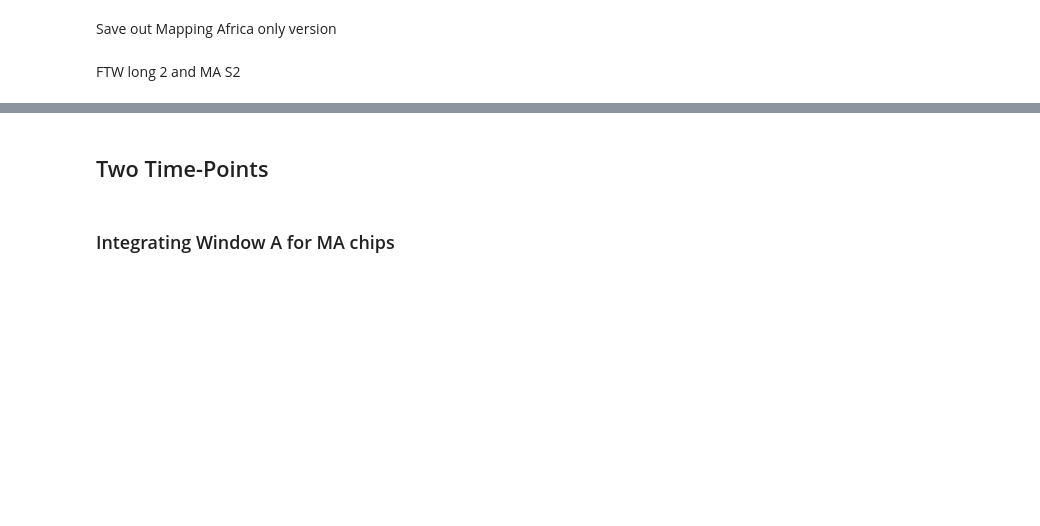
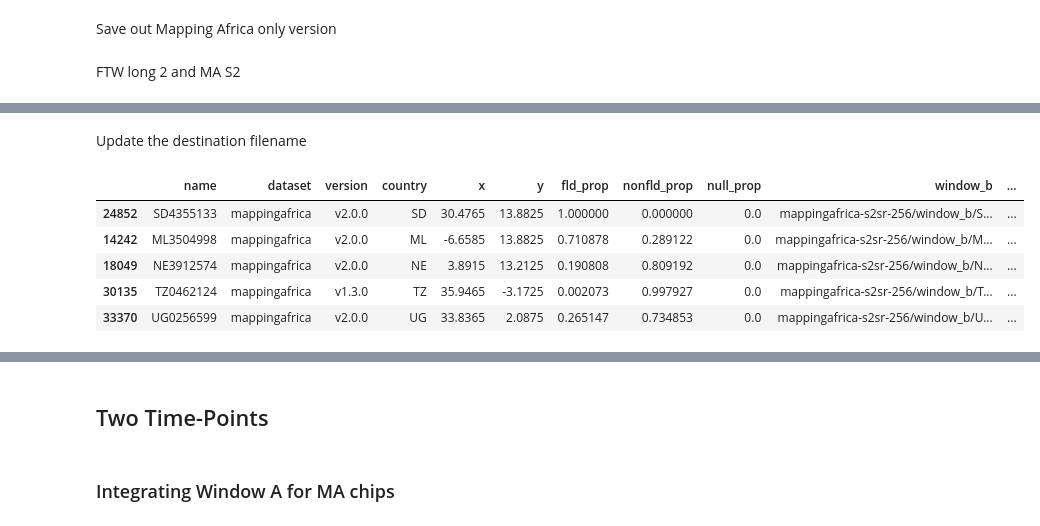
Before and after one commit to agroimpacts/ftw-mappingafrica-integration, a Jupyter notebook: notebooks/setup-experiments.ipynb, the cells around one changed output, grey strips where cells are left out. Cells and saved outputs as stored; diff of their text form; code cells hidden in the pictures; blank space fills up the shorter version.

```diff
--- a/notebooks/setup-experiments.ipynb
+++ b/notebooks/setup-experiments.ipynb
@@ -438,0 +519,20 @@ catalog_long.to_csv(
+# %% [markdown]
+Update the destination filename
+# %%
+ma_s2srwinb_catalog["window_b"] = ma_s2srwinb_catalog["window_b"].apply(
+    lambda x: (
+        "mappingafrica-s2sr-256/window_b/" +
+        os.path.basename(x)
+        .replace(".tif", "")
+        .replace("_", "_S2SR_", 1) + ".tif"
+    )
+)
+ma_s2srwinb_catalog.sample(n=5)
+# ma_s2srwinb_catalog["window_b"].head()
+# %% [output]
+|  | name | dataset | version | country | x | y | fld_prop | nonfld_prop | null_prop | window_b | ... |
+| 24852 | SD4355133 | mappingafrica | v2.0.0 | SD | 30.4765 | 13.8825 | 1.000000 | 0.000000 | 0.0 | mappingafrica-s2sr-256/window_b/S... | ... |
+| 14242 | ML3504998 | mappingafrica | v2.0.0 | ML | -6.6585 | 13.8825 | 0.710878 | 0.289122 | 0.0 | mappingafrica-s2sr-256/window_b/M... | ... |
+| 18049 | NE3912574 | mappingafrica | v2.0.0 | NE | 3.8915 | 13.2125 | 0.190808 | 0.809192 | 0.0 | mappingafrica-s2sr-256/window_b/N... | ... |
+| 30135 | TZ0462124 | mappingafrica | v1.3.0 | TZ | 35.9465 | -3.1725 | 0.002073 | 0.997927 | 0.0 | mappingafrica-s2sr-256/window_b/T... | ... |
+| 33370 | UG0256599 | mappingafrica | v2.0.0 | UG | 33.8365 | 2.0875 | 0.265147 | 0.734853 | 0.0 | mappingafrica-s2sr-256/window_b/U... | ... |
```
Also changed, not shown: parts of 22 cells of this notebook, 2 other files.
